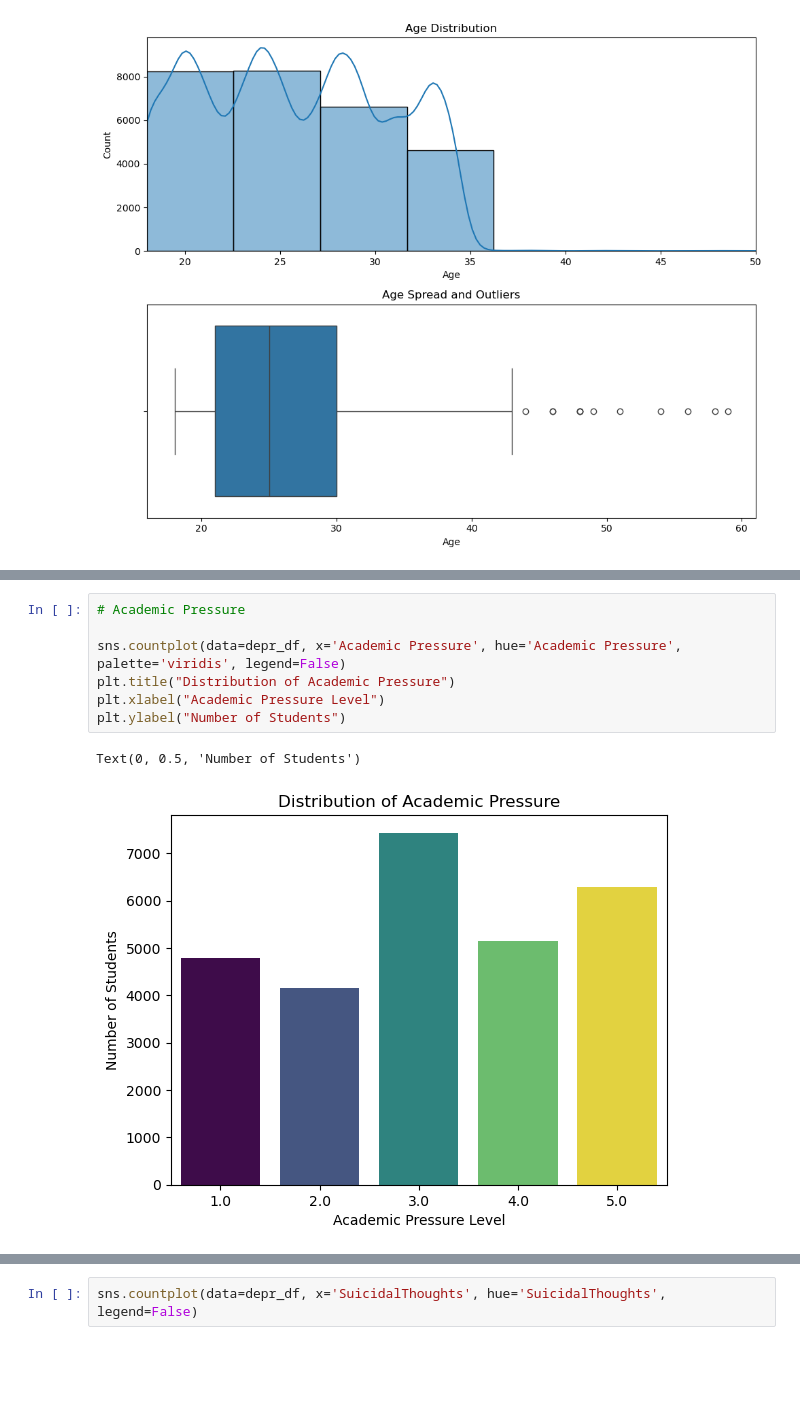
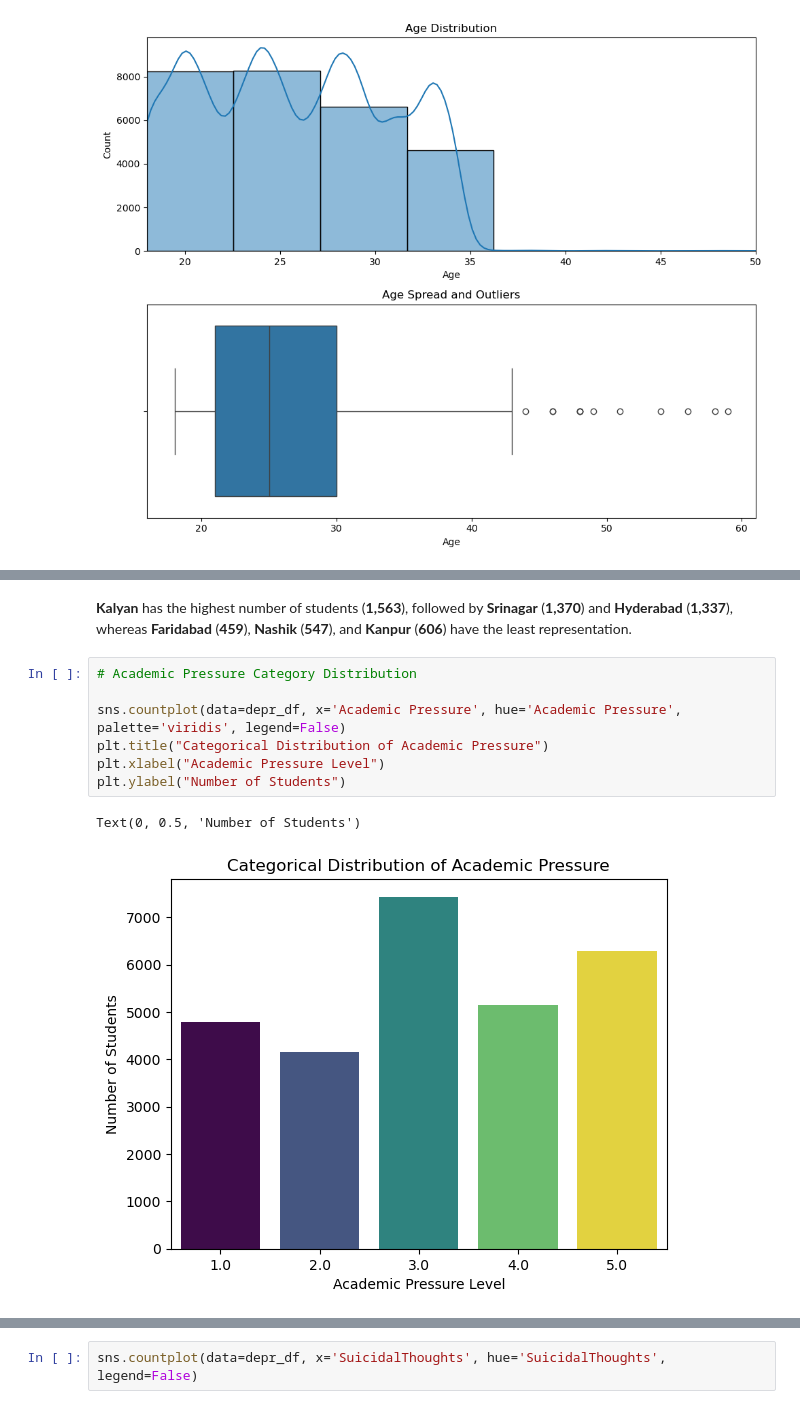
Before and after one commit to Siddharth-Saravanan/Student_Depression_Analysis_and_Prediction_using_Machine_Learning, a Jupyter notebook: student_depression_prediction.ipynb, the cells around one changed output, grey strips where cells are left out. Drawn from its saved outputs; the diff is of its cells as text; blank space fills up the shorter version.

```diff
--- a/student_depression_prediction.ipynb
+++ b/student_depression_prediction.ipynb
@@ -613,10 +636,13 @@ Text(0, 0.5, 'City')
+# %% [markdown]
+**Kalyan** has the highest number of students (**1,563**), followed by **Srinagar** (**1,370**) and **Hyderabad** (**1,337**),
+whereas **Faridabad** (**459**), **Nashik** (**547**), and **Kanpur** (**606**) have the least representation.
 # %%
-# Academic Pressure
+# Academic Pressure Category Distribution
 
 sns.countplot(data=depr_df, x='Academic Pressure', hue='Academic Pressure', palette='viridis', legend=False)
-plt.title("Distribution of Academic Pressure")
+plt.title("Categorical Distribution of Academic Pressure")
 plt.xlabel("Academic Pressure Level")
 plt.ylabel("Number of Students")
 # %% [output]
 Text(0, 0.5, 'Number of Students')
-[figure, old version]
+[figure, new version]
```
Also changed, not shown: parts of 16 cells of this notebook.
